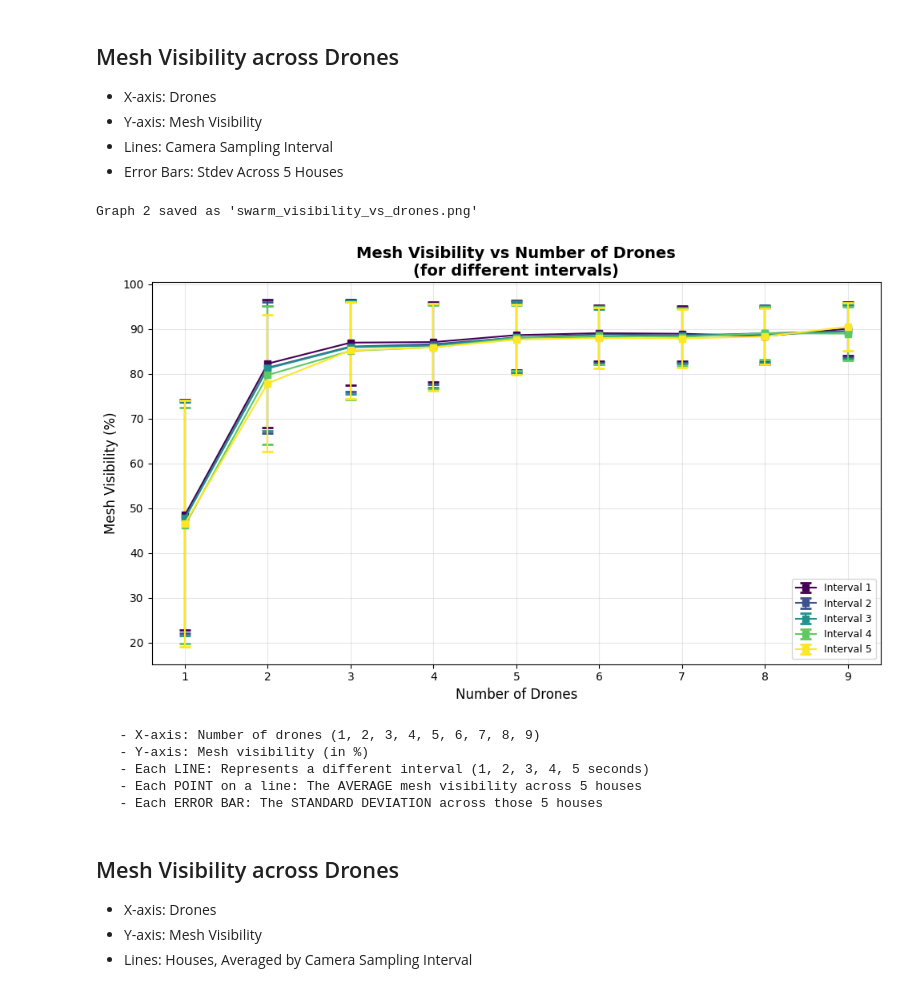
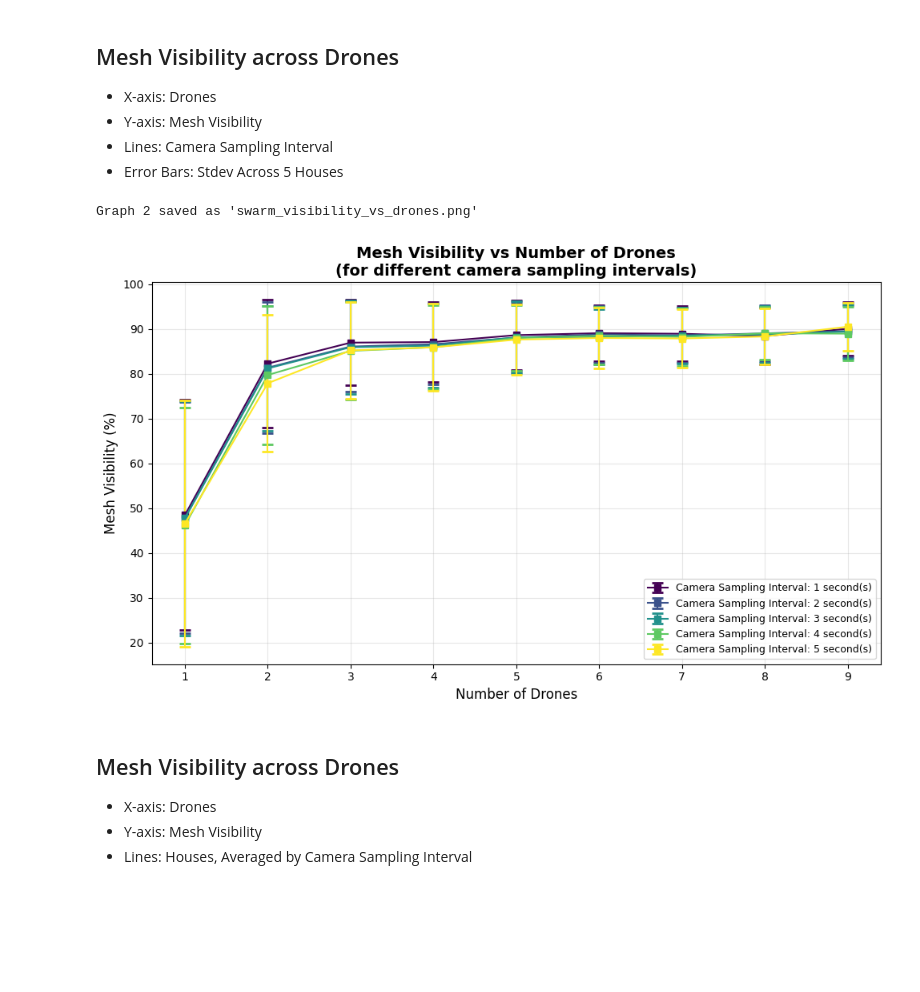
Before and after one commit to lis-epfl/vr_swarm_simulation, a Jupyter notebook: results.ipynb, the cells around one changed output. Saved outputs shown, nothing was run; the diff lists cells and outputs as text; code cells hidden in the pictures; blank space fills up the shorter version.

Commit message:
sample plots 2

```diff
--- a/results.ipynb
+++ b/results.ipynb
@@ -105,40 +105,35 @@ Graph 1 saved as 'swarm_visibility_vs_interval.png'
 # %%
 # Graph 2: Mesh visibility across drones (lines for each interval)
 plt.figure(figsize=(10, 6))
 intervals = sorted(combined_df['interval'].unique())
 colors2 = plt.cm.viridis(np.linspace(0, 1, len(intervals)))
 
 for idx, interval in enumerate(intervals):
     data = avg_by_drones_interval[avg_by_drones_interval['interval'] == interval]
     plt.errorbar(data['drones'], data['mesh_visibility_mean'],
                  yerr=data['mesh_visibility_std'],
-                 marker='s', label=f'Interval {interval}',
+                 marker='s', label=f'Camera Sampling Interval: {interval} second(s)',
                  color=colors2[idx], capsize=5, capthick=2)
 
 plt.xlabel('Number of Drones', fontsize=12)
 plt.ylabel('Mesh Visibility (%)', fontsize=12)
-plt.title('Mesh Visibility vs Number of Drones\n(for different intervals)', fontsize=14, fontweight='bold')
+plt.title('Mesh Visibility vs Number of Drones\n(for different camera sampling intervals)', fontsize=14, fontweight='bold')
 plt.legend(loc='best', fontsize=9)
 plt.grid(True, alpha=0.3)
 plt.xticks(drone_counts)
 plt.tight_layout()
 plt.savefig('graphs/swarm_visibility_vs_drones.png', dpi=300, bbox_inches='tight')
 print("Graph 2 saved as 'swarm_visibility_vs_drones.png'")
 plt.show()
 
 # print("   - X-axis: Number of drones (1, 2, 3, 4, 5, 6, 7, 8, 9)")
 # print("   - Y-axis: Mesh visibility (in %)")
 # print("   - Each LINE: Represents a different interval (1, 2, 3, 4, 5 seconds)")
 # print("   - Each POINT on a line: The AVERAGE mesh visibility across 5 houses")
 # print("   - Each ERROR BAR: The STANDARD DEVIATION across those 5 houses\n")
 # %% [output]
 Graph 2 saved as 'swarm_visibility_vs_drones.png'
-[figure, old version]
+[figure, new version]
-   - X-axis: Number of drones (1, 2, 3, 4, 5, 6, 7, 8, 9)
-   - Y-axis: Mesh visibility (in %)
-   - Each LINE: Represents a different interval (1, 2, 3, 4, 5 seconds)
-   - Each POINT on a line: The AVERAGE mesh visibility across 5 houses
-   - Each ERROR BAR: The STANDARD DEVIATION across those 5 houses
 # %% [markdown]
 ## Mesh Visibility across Drones
 
```
Also changed, not shown: parts of 1 cell of this notebook, 2 other files.
